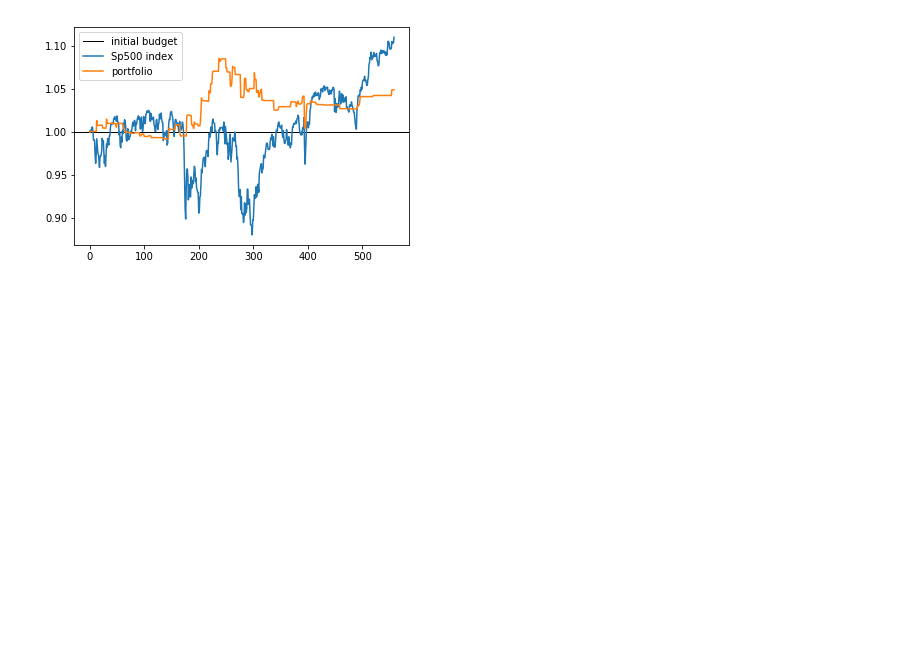
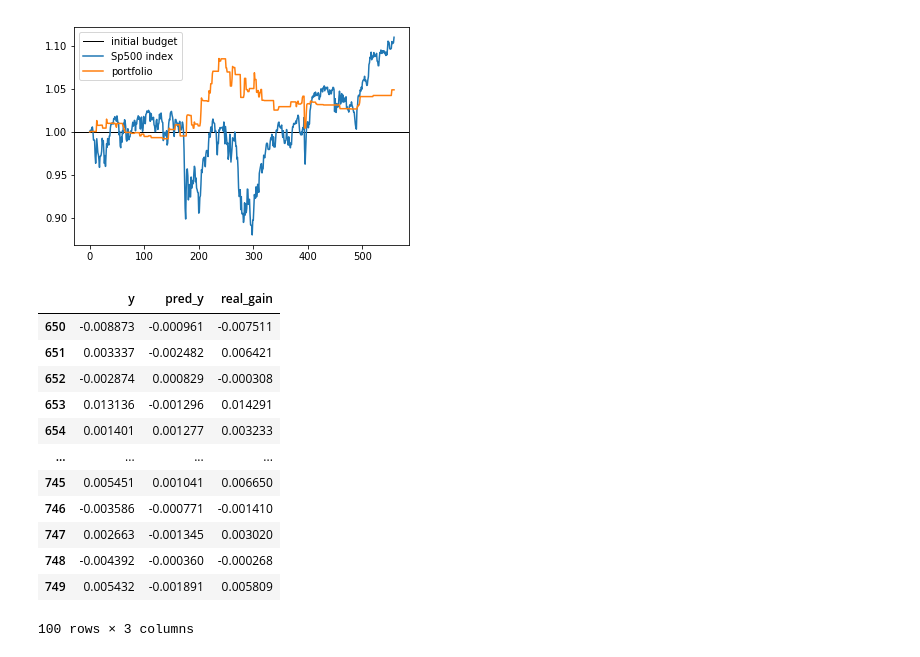
Before and after one commit to GiovanniMisseri/NonNegativeLASSO-PortfolioReplication, a Jupyter notebook: Script/Project_python.ipynb, the cells around one changed output. Cells and saved outputs as stored; diff of their text form; code cells hidden in the pictures; blank space fills up the shorter version.

```diff
--- a/Script/Project_python.ipynb
+++ b/Script/Project_python.ipynb
@@ -642,3 +713,19 @@ _=plt.legend(["initial budget","Sp500 index","portfolio"])
 _=plt.savefig('act_portfolio.png')
 # %% [output]
 [figure]
+# %%
+portfolio2[400:500]
+# %% [output]
+|  | y | pred_y | real_gain |
+| 650 | -0.008873 | -0.000961 | -0.007511 |
+| 651 | 0.003337 | -0.002482 | 0.006421 |
+| 652 | -0.002874 | 0.000829 | -0.000308 |
+| 653 | 0.013136 | -0.001296 | 0.014291 |
+| 654 | 0.001401 | 0.001277 | 0.003233 |
+| ... | ... | ... | ... |
+| 745 | 0.005451 | 0.001041 | 0.006650 |
+| 746 | -0.003586 | -0.000771 | -0.001410 |
+| 747 | 0.002663 | -0.001345 | 0.003020 |
+| 748 | -0.004392 | -0.000360 | -0.000268 |
+| 749 | 0.005432 | -0.001891 | 0.005809 |
+100 rows × 3 columns
```
Also changed, not shown: parts of 30 cells of this notebook, 8 other files.
